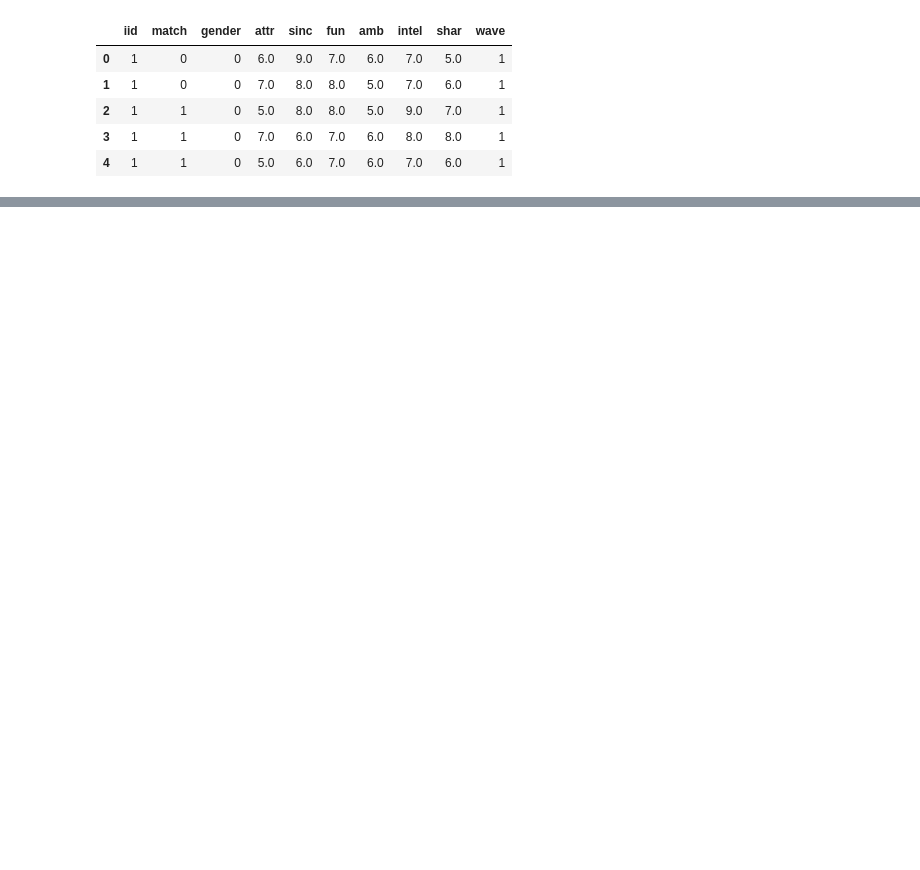
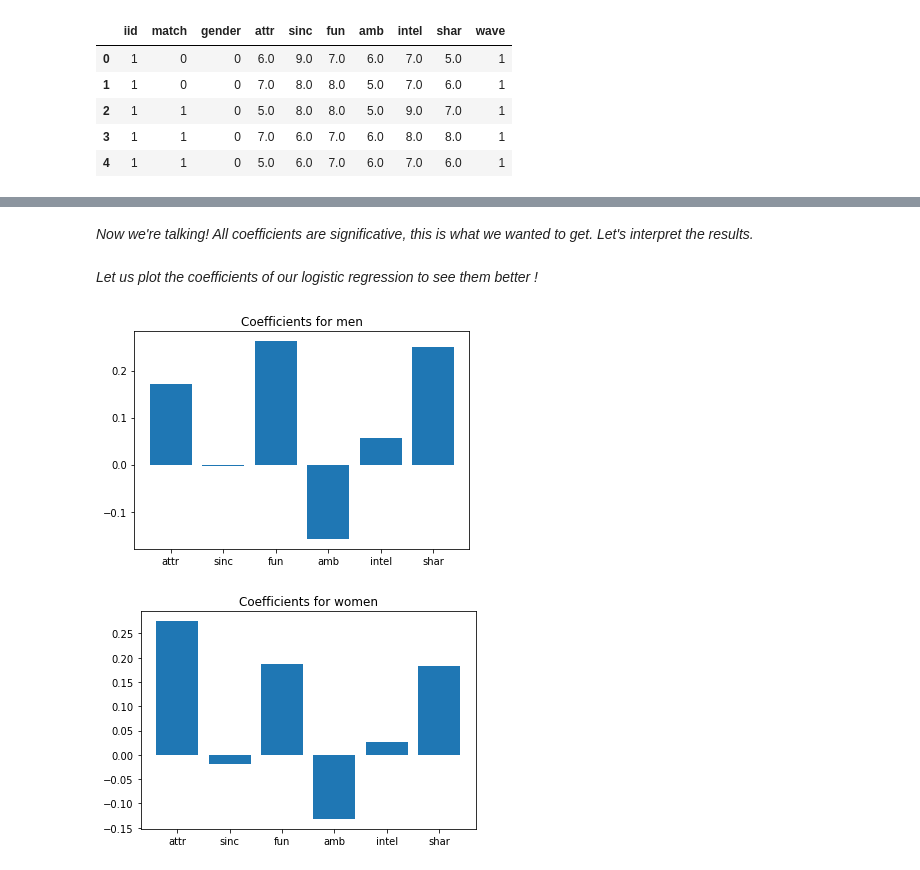
Before and after one commit to alexchouraki/Python-Project, a Jupyter notebook: Python Project.ipynb, the cells around one changed output, grey strips where cells are left out. Saved outputs shown, nothing was run; the diff lists cells and outputs as text; code cells hidden in the pictures; blank space fills up the shorter version.

```diff
--- a/Python Project.ipynb
+++ b/Python Project.ipynb
@@ -1059,0 +1120,5 @@ correlations
+# %%
+model_choice_m = model_choice[model_choice['gender'] == 0]
+model_choice_m = model_choice_m.drop(['gender'],axis=1)
+model_choice_f = model_choice[model_choice['gender'] == 1]
+model_choice_f = model_choice_f.drop(['gender'],axis=1)
@@ -1059,0 +1127,11 @@ correlations
+# %%
+X2m = model_choice_m.drop('match', axis = 1)
+y2m = model_choice_m['match']
+X2f = model_choice_f.drop('match', axis = 1)
+y2f = model_choice_f['match']
+
+#Let us first split our dataset into a training dataset and a test dataset.
+from sklearn.model_selection import train_test_split
+
+X2m_train, X2m_test, y2m_train, y2m_test = train_test_split(X2m, y2m, test_size = 0.10)
+X2f_train, X2f_test, y2f_train, y2f_test = train_test_split(X2f, y2f, test_size = 0.10)
@@ -1059,0 +1158,33 @@ correlations
+# %% [markdown]
+*Now we're talking! All coefficients are significative, this is what we wanted to get. Let's interpret the results.*
+# %% [markdown]
+*Let us plot the coefficients of our logistic regression to see them better !*
+# %%
+my_dict_m = {}
+my_dict_f = {}
+
+from sklearn.linear_model import LogisticRegression
+
+# we fit the model directly with sklearn this time in order to get the coefficients easily
+logreg_model_m = LogisticRegression()
+logreg_model_m.fit(X2m_train, y2m_train)
+logreg_model_f = LogisticRegression()
+logreg_model_f.fit(X2f_train, y2f_train)
+
+for idx, col_name in enumerate(X2m_train.columns):
+    my_dict_m[col_name] = logreg_model_m.coef_[0][idx]
+for idx, col_name in enumerate(X2f_train.columns):
+    my_dict_f[col_name] = logreg_model_f.coef_[0][idx]
+# %%
+mpl.bar(range(len(my_dict_m)), list(my_dict_m.values()), align='center')
+mpl.xticks(range(len(my_dict_m)), list(my_dict_m.keys()))
+mpl.title("Coefficients for men")
+mpl.show()
+
+mpl.bar(range(len(my_dict_f)), list(my_dict_f.values()), align='center')
+mpl.xticks(range(len(my_dict_f)), list(my_dict_f.keys()))
+mpl.title("Coefficients for women")
+mpl.show()
+# %% [output]
+[figure, added]
+[figure, added]
```
Also changed, not shown: parts of 119 cells of this notebook.
